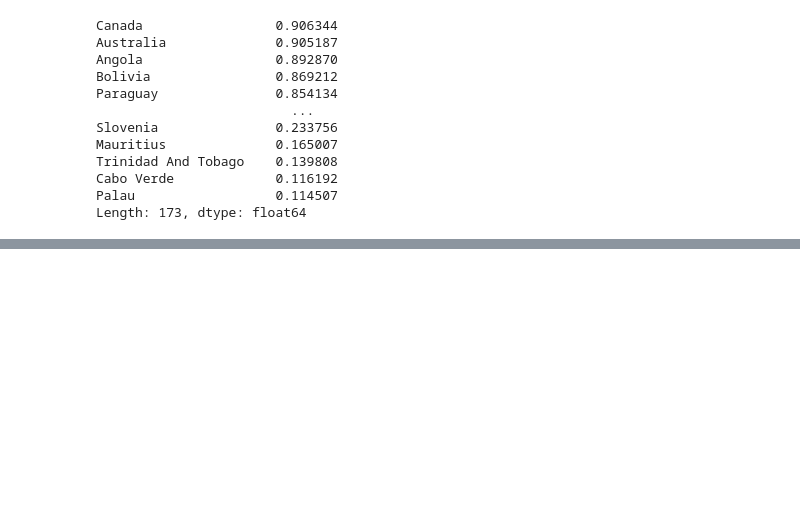
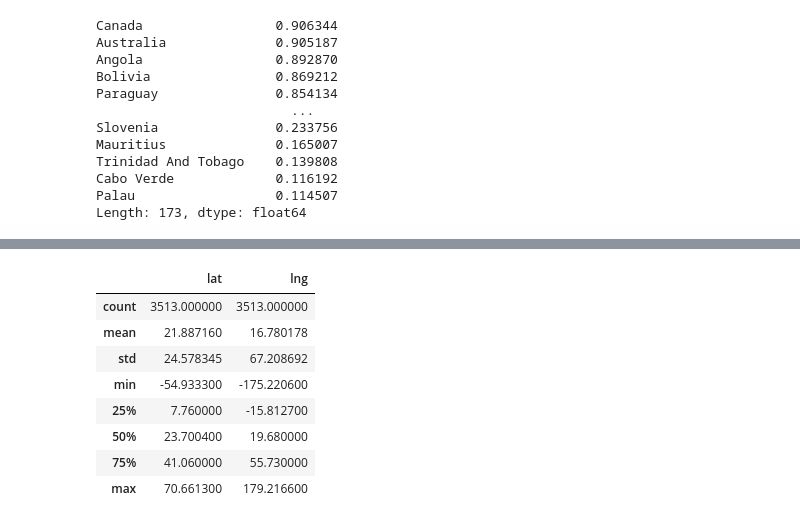
Before and after one commit to ifeelfree/data_scientist, a Jupyter notebook: analysis.ipynb, the cells around one changed output, grey strips where cells are left out. Cells and saved outputs as stored; diff of their text form; code cells hidden in the pictures; blank space fills up the shorter version.

```diff
--- a/analysis.ipynb
+++ b/analysis.ipynb
@@ -201,0 +304,12 @@ It seems that Canda, Australia, Angola, Bolivia and Paraguay are among the top-f
+# %%
+df_dependent_numerical[['lat','lng']].describe()
+# %% [output]
+|  | lat | lng |
+| count | 3513.000000 | 3513.000000 |
+| mean | 21.887160 | 16.780178 |
+| std | 24.578345 | 67.208692 |
+| min | -54.933300 | -175.220600 |
+| 25% | 7.760000 | -15.812700 |
+| 50% | 23.700400 | 19.680000 |
+| 75% | 41.060000 | 55.730000 |
+| max | 70.661300 | 179.216600 |
```
Also changed, not shown: parts of 35 cells of this notebook.
